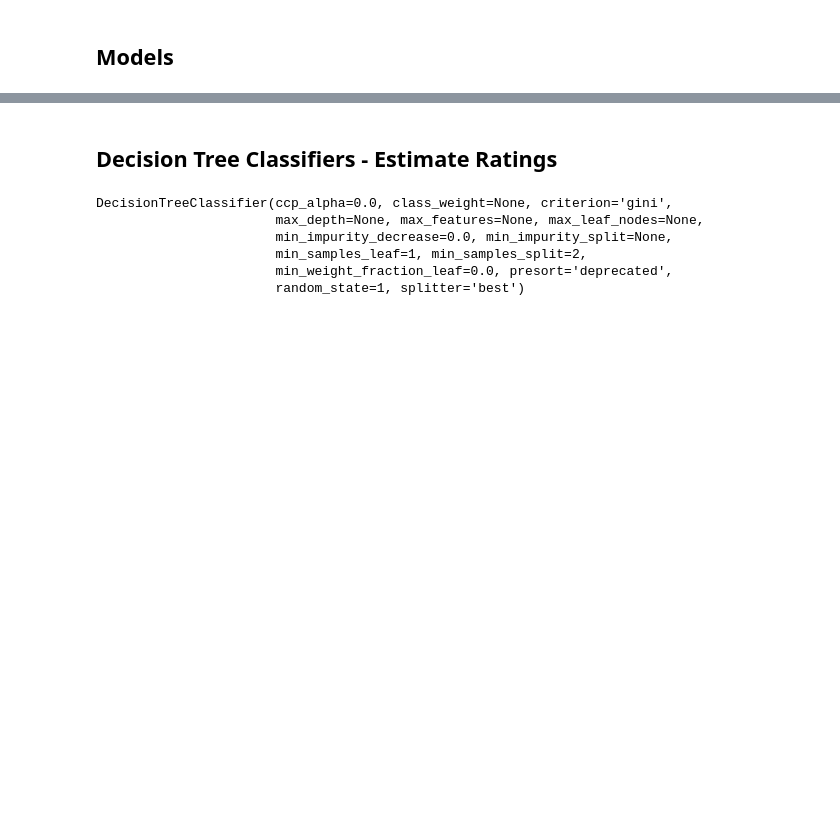
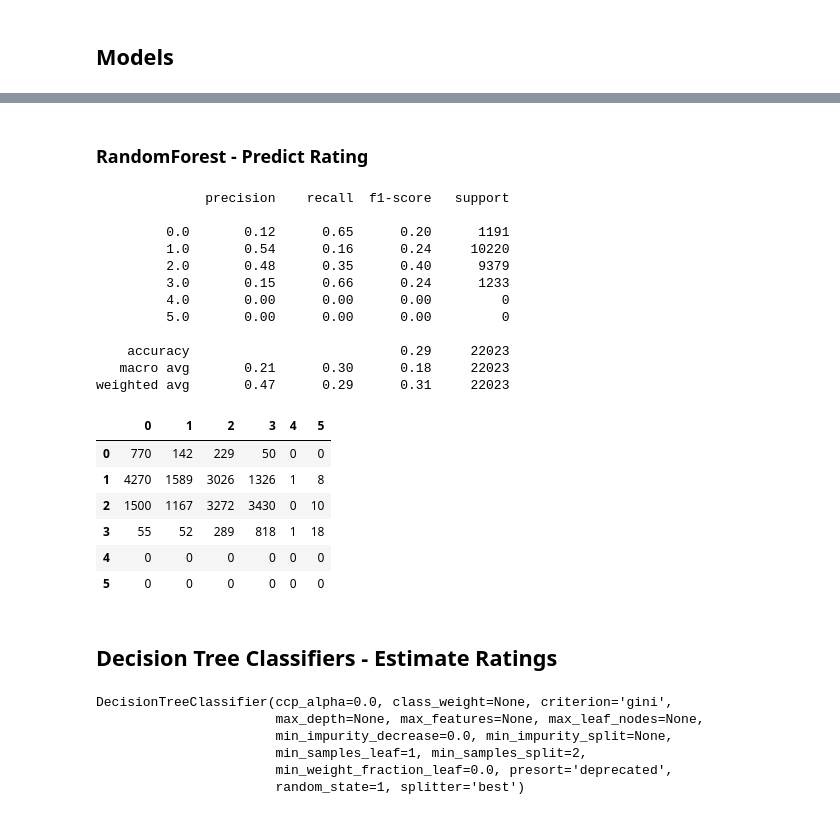
Before and after one commit to jadeal147/capstone3, a Jupyter notebook: Capstone 3 Models.ipynb, the cells around one changed output, grey strips where cells are left out. Cells and saved outputs as stored; diff of their text form; code cells hidden in the pictures; blank space fills up the shorter version.

```diff
--- a/Capstone 3 Models.ipynb
+++ b/Capstone 3 Models.ipynb
@@ -271,3 +357,5 @@ Bordeaux-style Red Blend       0.73      0.64      0.68      1759
 | Bordeaux-style Red Blend | 14 | 34 | 243 | 5 | 232 | 73 | 61 | ... |
 | Rosé | 2 | 4 | 692 | 0 | 27 | 9 | 86 | ... |
 | Syrah | 11 | 295 | 86 | 2 | 238 | 61 | 5 | ... |
+# %% [markdown]
+### RandomForest - Predict Rating
@@ -274,3 +368,27 @@ Bordeaux-style Red Blend       0.73      0.64      0.68      1759
+# %%
+labels = [0,1,2,3,4,5]
+print(classification_report(test_sentiments_rate, lr_tv_tfidf_predictions))
+pd.DataFrame(confusion_matrix(test_sentiments_rate, lr_tv_tfidf_predictions), index=labels, columns=labels)
+# %% [output]
+              precision    recall  f1-score   support
+
+         0.0       0.12      0.65      0.20      1191
+         1.0       0.54      0.16      0.24     10220
+         2.0       0.48      0.35      0.40      9379
+         3.0       0.15      0.66      0.24      1233
+         4.0       0.00      0.00      0.00         0
+         5.0       0.00      0.00      0.00         0
+
+    accuracy                           0.29     22023
+   macro avg       0.21      0.30      0.18     22023
+weighted avg       0.47      0.29      0.31     22023
+|  | 0 | 1 | 2 | 3 | 4 | 5 |
+| 0 | 770 | 142 | 229 | 50 | 0 | 0 |
+| 1 | 4270 | 1589 | 3026 | 1326 | 1 | 8 |
+| 2 | 1500 | 1167 | 3272 | 3430 | 0 | 10 |
+| 3 | 55 | 52 | 289 | 818 | 1 | 18 |
+| 4 | 0 | 0 | 0 | 0 | 0 | 0 |
+| 5 | 0 | 0 | 0 | 0 | 0 | 0 |
 # %% [markdown]
 ## Decision Tree Classifiers - Estimate Ratings
 # %%
```
Also changed, not shown: parts of 27 cells of this notebook.
